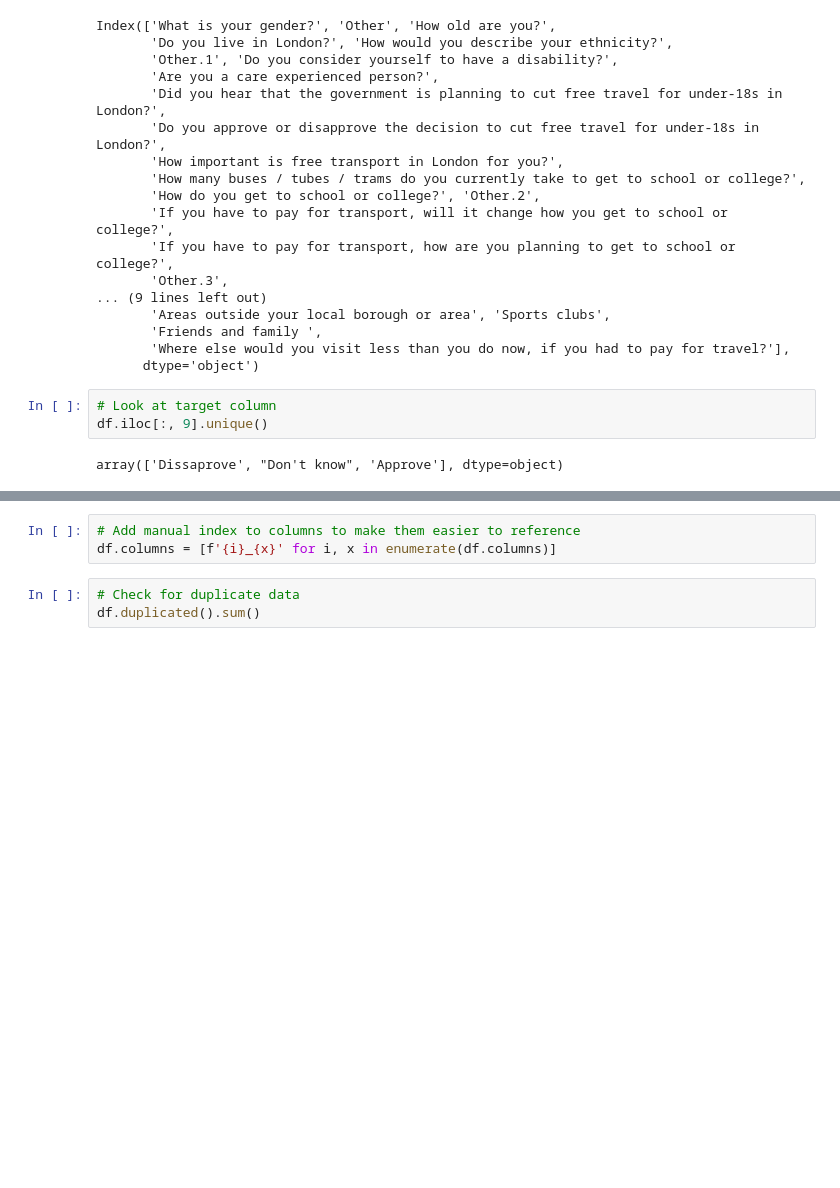
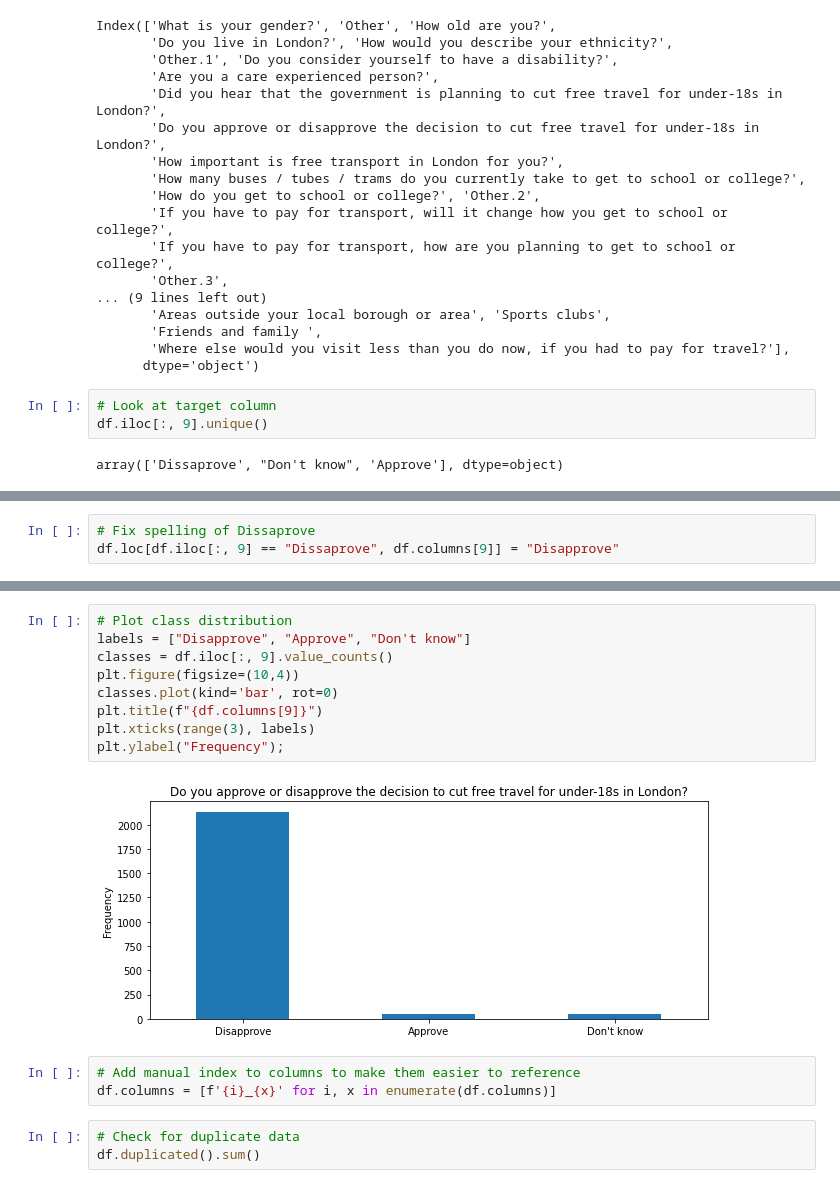
Before and after one commit to dan-grant-hunter/London_Free_Transport, a Jupyter notebook: london_free_transport.ipynb, the cells around one changed output, grey strips where cells are left out. Cells and saved outputs as stored; diff of their text form; blank space fills up the shorter version.

```diff
--- a/london_free_transport.ipynb
+++ b/london_free_transport.ipynb
@@ -96,0 +104,3 @@ Name: Do you approve or disapprove the decision to cut free travel for under-18s
+# %%
+# Fix spelling of Dissaprove
+df.loc[df.iloc[:, 9] == "Dissaprove", df.columns[9]] = "Disapprove"
@@ -97,3 +120,14 @@ Name: Do you approve or disapprove the decision to cut free travel for under-18s
+# %%
+# Plot class distribution
+labels = ["Disapprove", "Approve", "Don't know"]
+classes = df.iloc[:, 9].value_counts()
+plt.figure(figsize=(10,4))
+classes.plot(kind='bar', rot=0)
+plt.title(f"{df.columns[9]}")
+plt.xticks(range(3), labels)
+plt.ylabel("Frequency");
+# %% [output]
+[figure, added]
 # %%
 # Add manual index to columns to make them easier to reference
 df.columns = [f'{i}_{x}' for i, x in enumerate(df.columns)]
```
Also changed, not shown: parts of 28 cells of this notebook.
